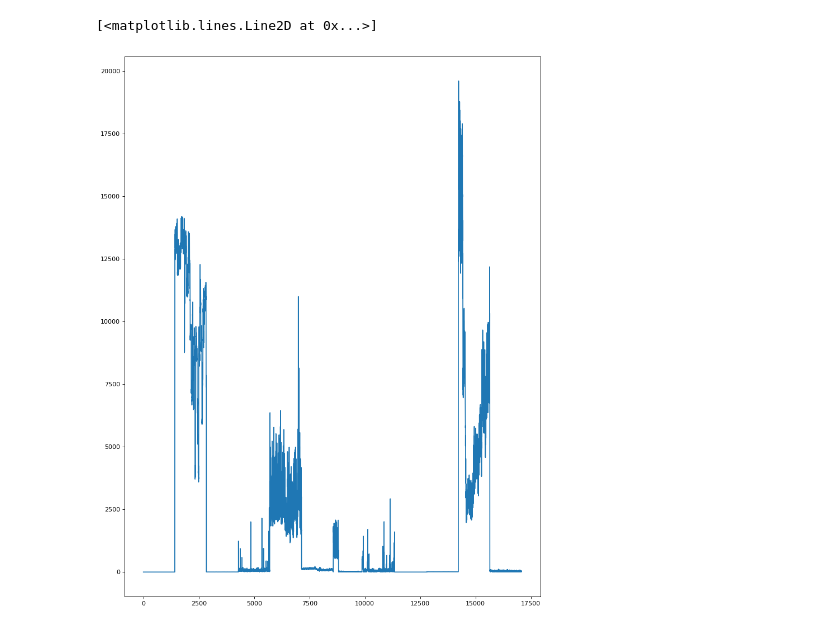
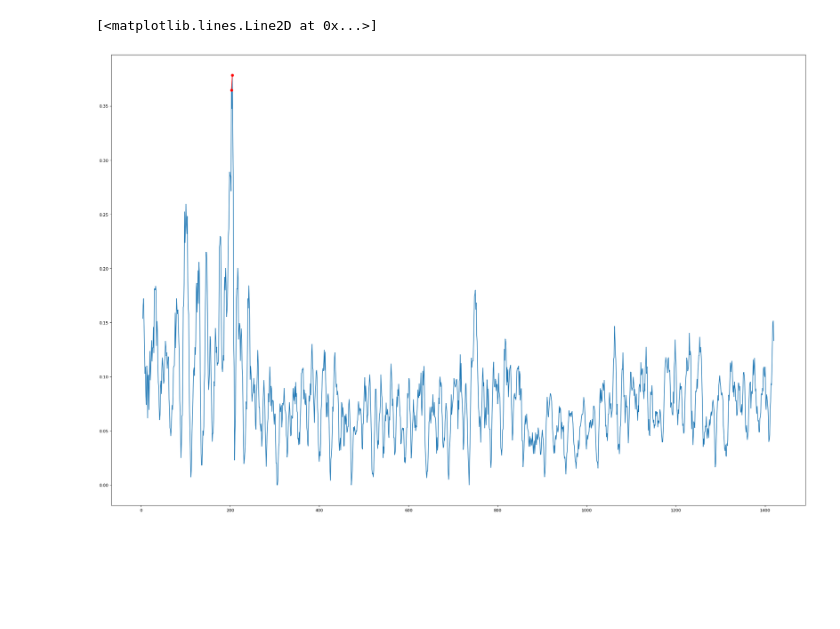
Before and after one commit to DawidSitnik/Anomaly-Detection-in-Time-Series-Datasets, a Jupyter notebook: LSTM_approach.ipynb, the cells around one changed output. Cells and saved outputs as stored; diff of their text form; code cells hidden in the pictures; blank space fills up the shorter version.

```diff
--- a/LSTM_approach.ipynb
+++ b/LSTM_approach.ipynb
@@ -33,33 +35,38 @@ file_path = './A1Benchmark/'
 # %%
-for i in range(1,13):
+for i in range(1,2):
     #reading csv
     name = file_path+"real_"+str(i)+'.csv'
     df = pd.read_csv(name, encoding = "ISO-8859-1", header=0)
     df = df.iloc[::-1]
     df.columns = ['timestamp', 'value', 'is_anomaly']
     df_full_with_anomalies = pd.concat([df_full_with_anomalies, df.reset_index()], sort=True, axis=0)
+    rolling_with_anomalies = df_full_with_anomalies.value.rolling(window=5)
+    df_full_with_anomalies['value'] = rolling_with_anomalies.mean()
     #delete anomalies from dataset
     df_no_anomalies = df[df.is_anomaly != 1]
     df_no_anomalies = df_no_anomalies.iloc[::-1]
 
     #smoothing signal
-    rolling = df_no_anomalies.value.rolling(window=1)
+    rolling = df_no_anomalies.value.rolling(window=5)
     df_no_anomalies['value'] = rolling.mean()
 
     #droping unused columns
     df_no_anomalies.drop(columns = ["is_anomaly", "timestamp"], inplace=True)
 
     #deleting null values
     df_no_anomalies = df_no_anomalies[df_no_anomalies.value.notna()]
 
     #merging files
     df_full = pd.concat([df_full, df_no_anomalies.reset_index()], sort=True, axis=0)
 
 df_full = df_full.drop(columns=['index'])
 #data normalization
 # df_full = (df_full - df_full.mean()) / (df_full.max() - df_full.min())
-figure(num=None, figsize=(12,16), dpi=80, facecolor='w', edgecolor='k')
-plt.plot(df_full.reset_index().value)
+fig, ax = plt.subplots(num=None, figsize=(30,20), dpi=80, facecolor='w', edgecolor='k')
+
+ax.plot(df_full_with_anomalies.reset_index().value)
+ax.plot(df_full_with_anomalies[df_full_with_anomalies.is_anomaly == 1].value, 'r', marker="o")
+# fig.show()
 # %% [output]
 [<matplotlib.lines.Line2D at 0x...>]
-[figure, old version]
+[figure, new version]
```
Also changed, not shown: parts of 20 cells of this notebook.
